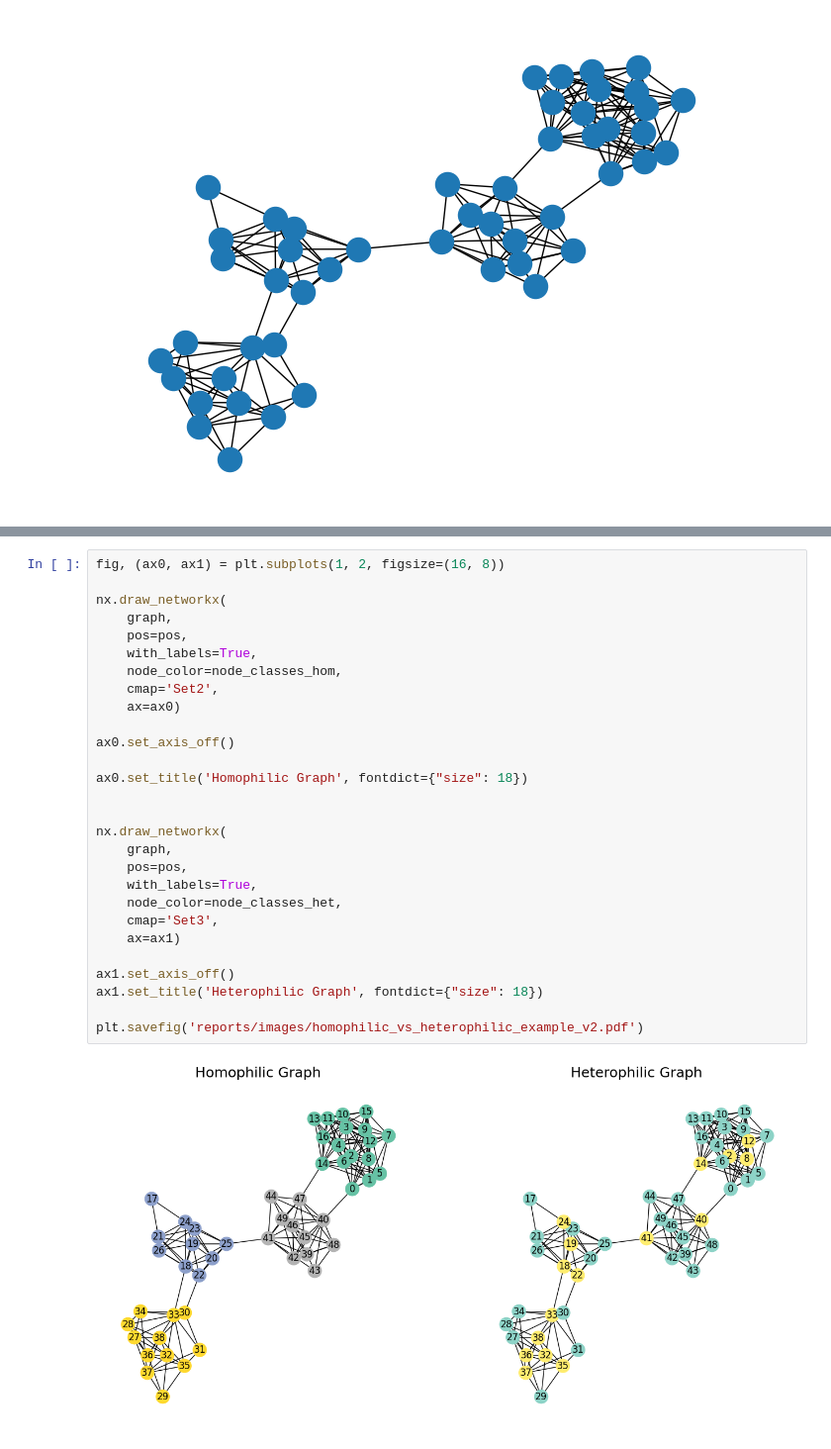
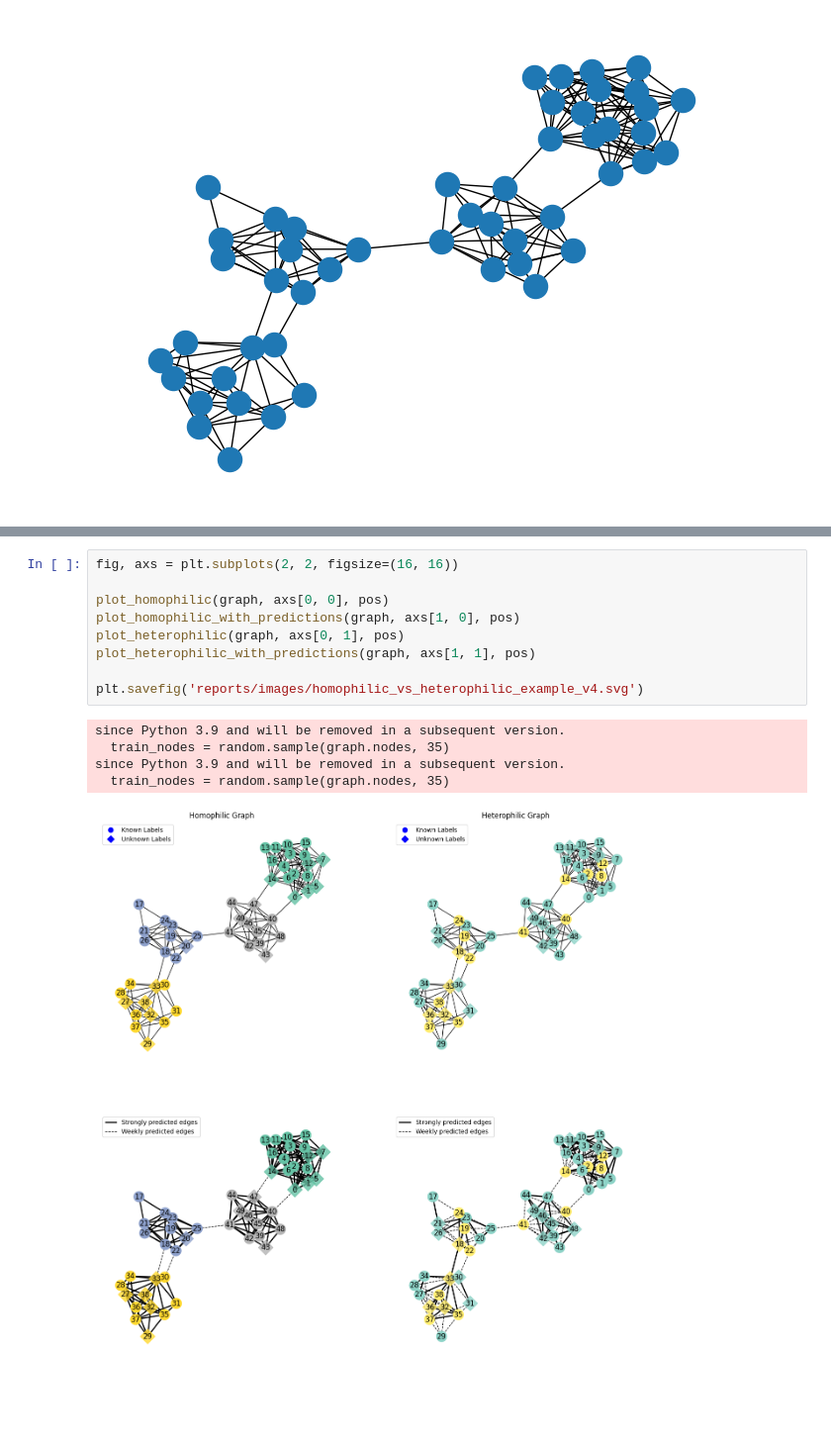
Before and after one commit to caiolmart/node-concordance, a Jupyter notebook: notebooks/illustrative_plots/02.2_homophilic_heterophilic.ipynb, the cells around one changed output, grey strips where cells are left out. Shown at 99% size. Cells and saved outputs as stored; diff of their text form; blank space fills up the shorter version.

```diff
--- a/notebooks/illustrative_plots/02.2_homophilic_heterophilic.ipynb
+++ b/notebooks/illustrative_plots/02.2_homophilic_heterophilic.ipynb
@@ -123,30 +487,15 @@ ax.set_axis_off()
 # %%
-fig, (ax0, ax1) = plt.subplots(1, 2, figsize=(16, 8))
+fig, axs = plt.subplots(2, 2, figsize=(16, 16))
 
-nx.draw_networkx(
-    graph,
-    pos=pos,
-    with_labels=True,
-    node_color=node_classes_hom,
-    cmap='Set2',
-    ax=ax0)
+plot_homophilic(graph, axs[0, 0], pos)
+plot_homophilic_with_predictions(graph, axs[1, 0], pos)
+plot_heterophilic(graph, axs[0, 1], pos)
+plot_heterophilic_with_predictions(graph, axs[1, 1], pos)
 
-ax0.set_axis_off()
-
-ax0.set_title('Homophilic Graph', fontdict={"size": 18})
-
-
-nx.draw_networkx(
-    graph,
-    pos=pos,
-    with_labels=True,
-    node_color=node_classes_het,
-    cmap='Set3',
-    ax=ax1)
-
-ax1.set_axis_off()
-ax1.set_title('Heterophilic Graph', fontdict={"size": 18})
-
-plt.savefig('reports/images/homophilic_vs_heterophilic_example_v2.pdf')
+plt.savefig('reports/images/homophilic_vs_heterophilic_example_v4.svg')
 # %% [output]
+since Python 3.9 and will be removed in a subsequent version.
+  train_nodes = random.sample(graph.nodes, 35)
+since Python 3.9 and will be removed in a subsequent version.
+  train_nodes = random.sample(graph.nodes, 35)
-[figure, old version]
+[figure, new version]
```
Also changed, not shown: parts of 8 cells of this notebook.
